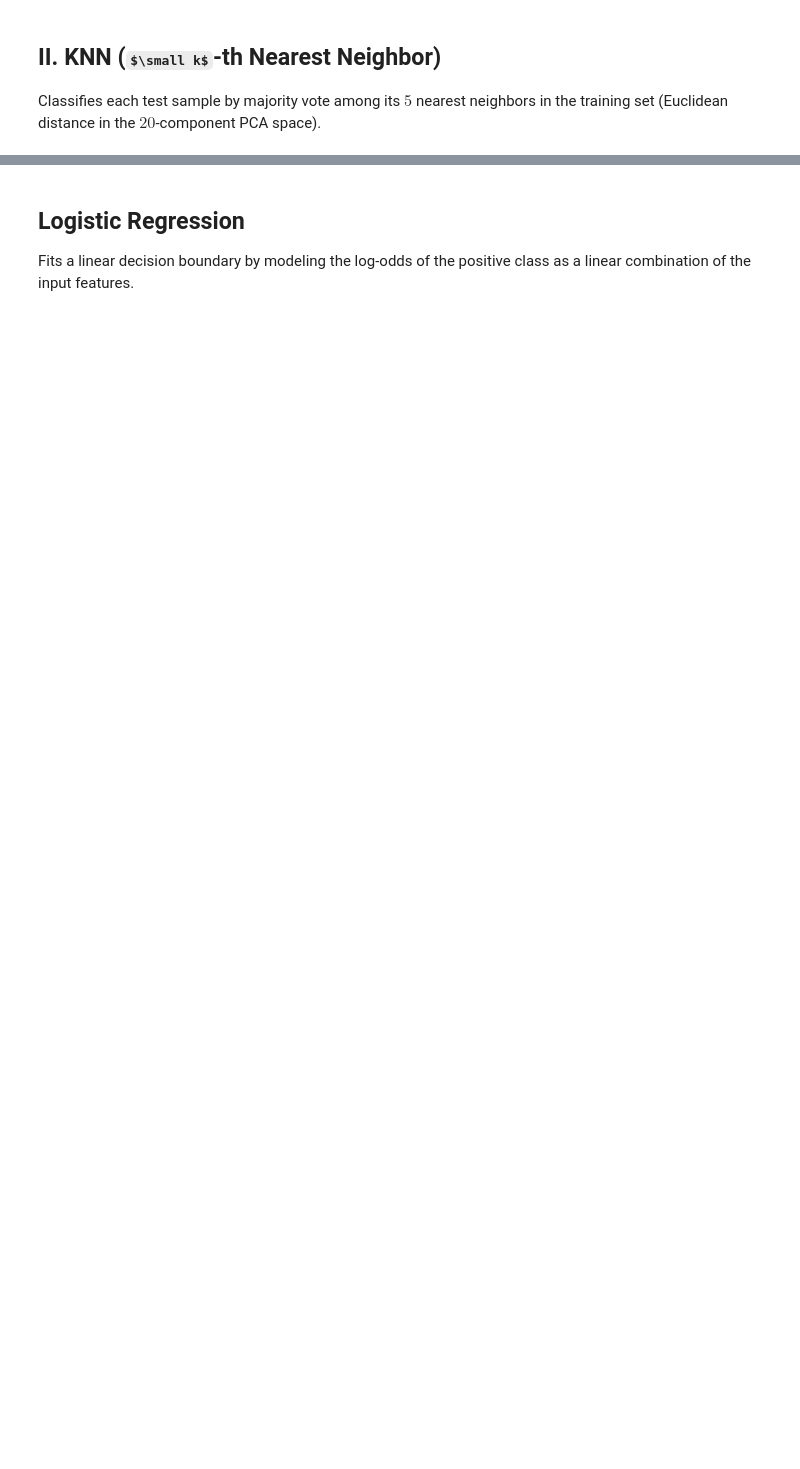
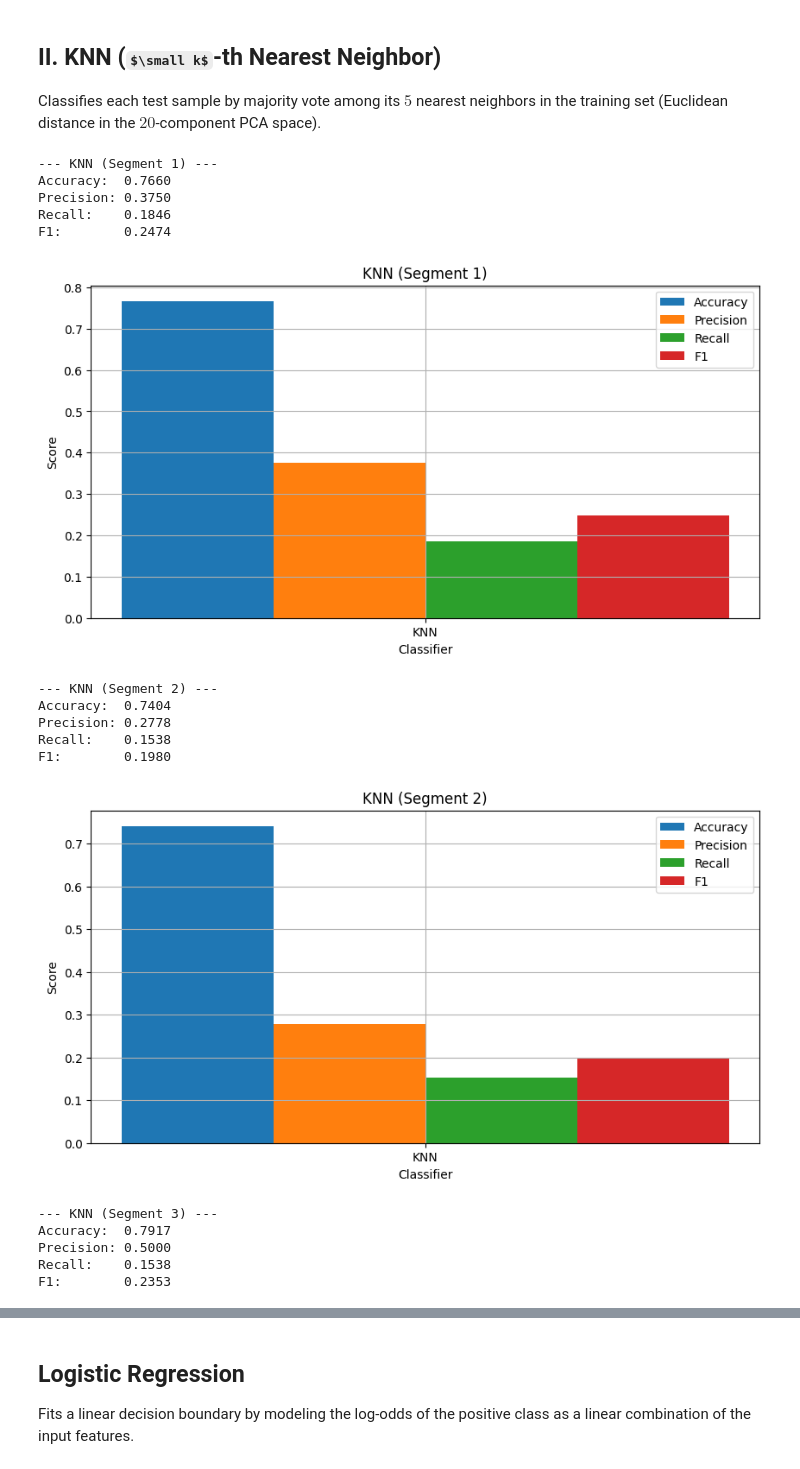
Before and after one commit to lcavagnari/progetto_HCI, a Jupyter notebook: Progetto_HCI.ipynb, the cells around one changed output, grey strips where cells are left out. Cells and saved outputs as stored; diff of their text form; code cells hidden in the pictures; some formulas as TeX source; blank space fills up the shorter version.

```diff
--- a/Progetto_HCI.ipynb
+++ b/Progetto_HCI.ipynb
@@ -413,8 +494,8 @@ Classifies each test sample by majority vote among its $5$ nearest neighbors in
 def run_knn():
     pred = []
 
-    for segment in range(4):
-        Xtrain, Xtest, Ytrain, Ytest = segment_splits[segment]
+    for segment in range(1,4):
+        Xtrain, Xtest, Ytrain, Ytest = segment_splits[segment-1]
 
         model = KNeighborsClassifier(n_neighbors=5)
         model.fit(Xtrain, Ytrain)
@@ -422,19 +503,37 @@ def run_knn():
         Ypred = model.predict(Xtest)
         acc, prec, rec, f1 = evaluate_metrics(Ytest, Ypred)
 
-        pred.append([segment+1, 2, acc, prec, rec, f1])
+        pred.append([segment, 2, acc, prec, rec, f1])
 
     return pred
 
 result = run_knn()
 results.extend(result)
 # %%
-for segment in range(4):
-    print(f"\n--- KNN (Segment {segment+1}) ---")
+for segment in range(1,4):
+    print(f"\n--- KNN (Segment {segment}) ---")
 
-    print(f"Accuracy:  {result[segment][2]:.4f}")
-    print(f"Precision: {result[segment][3]:.4f}")
-    print(f"Recall:    {result[segment][4]:.4f}")
-    print(f"F1:        {result[segment][5]:.4f}")
+    print(f"Accuracy:  {result[segment-1][2]:.4f}")
+    print(f"Precision: {result[segment-1][3]:.4f}")
+    print(f"Recall:    {result[segment-1][4]:.4f}")
+    print(f"F1:        {result[segment-1][5]:.4f}")
 
-    plot_classifier_metrics(result[segment], title=f"KNN (Segment {segment+1})")
+    plot_classifier_metrics(result[segment-1], title=f"KNN (Segment {segment})")
+# %% [output]
+--- KNN (Segment 1) ---
+Accuracy:  0.7660
+Precision: 0.3750
+Recall:    0.1846
+F1:        0.2474
+[figure, added]
+--- KNN (Segment 2) ---
+Accuracy:  0.7404
+Precision: 0.2778
+Recall:    0.1538
+F1:        0.1980
+[figure, added]
+--- KNN (Segment 3) ---
+Accuracy:  0.7917
+Precision: 0.5000
+Recall:    0.1538
+F1:        0.2353
```
Also changed, not shown: parts of 31 cells of this notebook.
